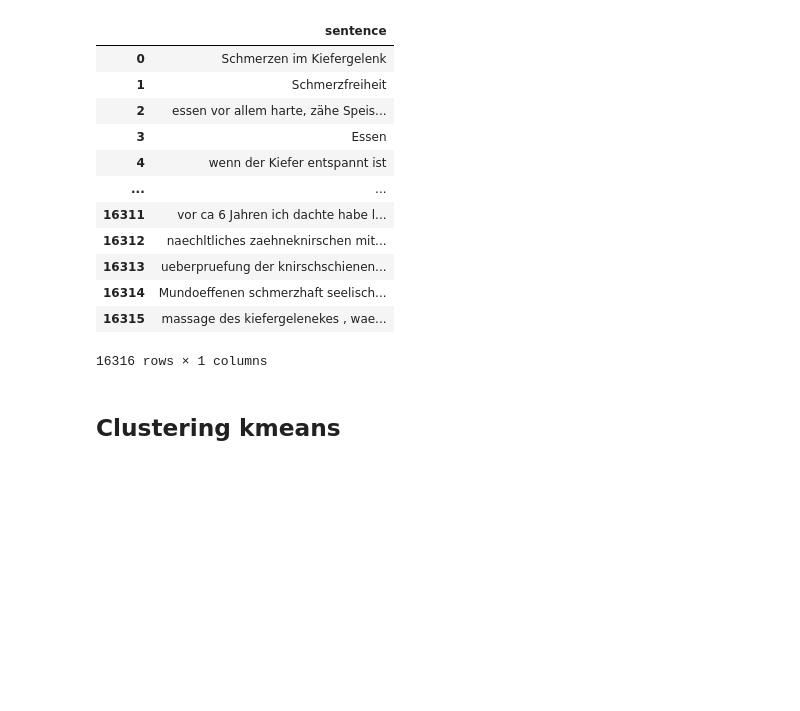
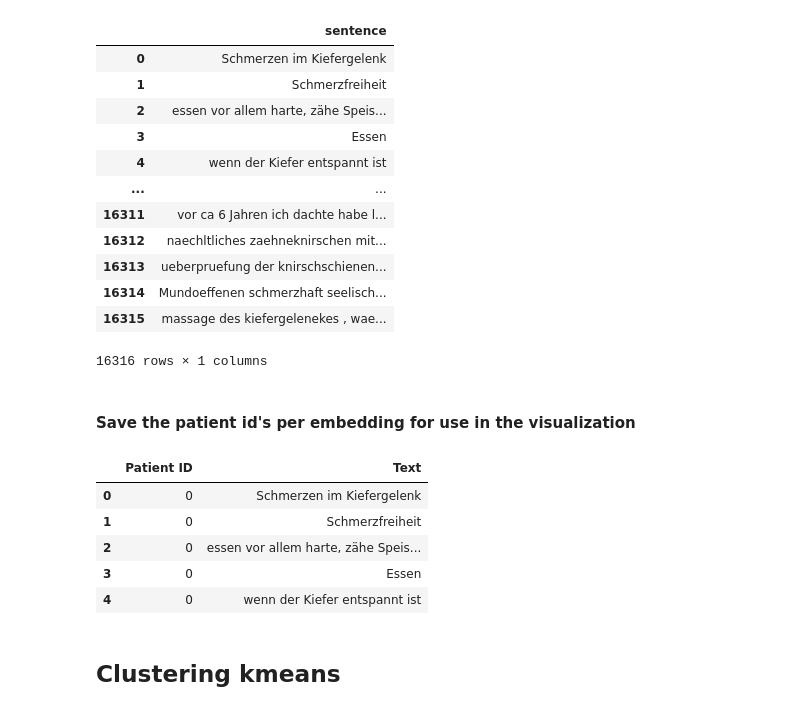
Before and after one commit to TemporalData/UDC, a Jupyter notebook: Clustering/simcse_clustering.ipynb, the cells around one changed output. Cells and saved outputs as stored; diff of their text form; code cells hidden in the pictures; blank space fills up the shorter version.

```diff
--- a/Clustering/simcse_clustering.ipynb
+++ b/Clustering/simcse_clustering.ipynb
@@ -119,7 +103,7 @@ patient_IDs.to_csv('./data/output/dental_labels_all.tsv', sep='\t', header=True,
 # %%
 clean_sentences = []
 
-for sentence in embedding_data.iloc[valid_indicies]['sentence']:
+for sentence in valid_dataset['sentence']:
     clean_sentences.append(sentence.replace('\n',' '))
 # %%
 labels = pd.DataFrame(clean_sentences, columns=['sentence'])
@@ -142,3 +126,19 @@ labels
 # %%
 # Store the cleaned labels into the valid_dataset
 valid_dataset['sentence'] = labels.copy()
+# %% [markdown]
+#### Save the patient id's per embedding for use in the visualization
+# %%
+pID_text = pd.DataFrame(valid_dataset['row'].copy())
+pID_text.columns = ['Patient ID']
+# %%
+pID_text['Text'] = labels
+# %%
+pID_text.head()
+# %% [output]
+|  | Patient ID | Text |
+| 0 | 0 | Schmerzen im Kiefergelenk |
+| 1 | 0 | Schmerzfreiheit |
+| 2 | 0 | essen vor allem harte, zähe Speis... |
+| 3 | 0 | Essen |
+| 4 | 0 | wenn der Kiefer entspannt ist |
```
Also changed, not shown: parts of 6 cells of this notebook.
